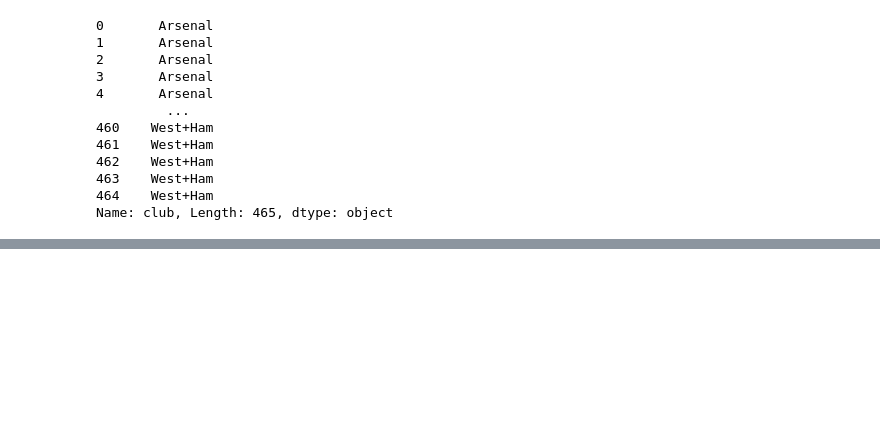
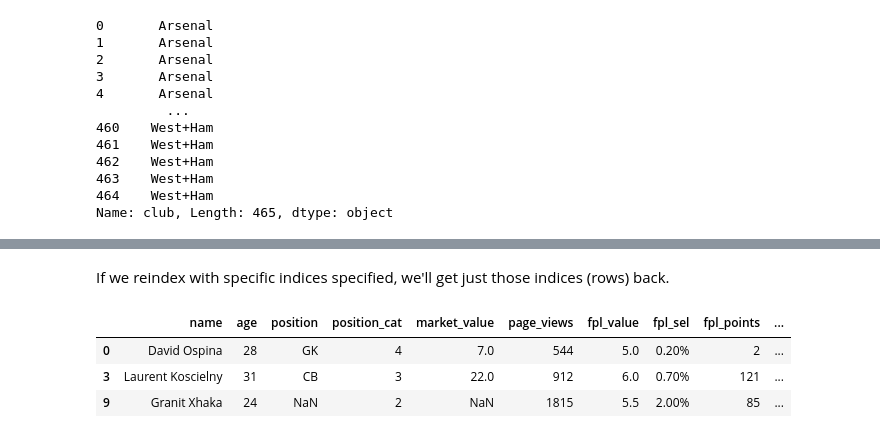
Before and after one commit to jgabunilas/pandas-bootcamp, a Jupyter notebook: Section5_DataFrames_in_Depth/Section5_DataFrames_in_Depth.ipynb, the cells around one changed output, grey strips where cells are left out. Cells and saved outputs as stored; diff of their text form; code cells hidden in the pictures; blank space fills up the shorter version.

```diff
--- a/Section5_DataFrames_in_Depth/Section5_DataFrames_in_Depth.ipynb
+++ b/Section5_DataFrames_in_Depth/Section5_DataFrames_in_Depth.ipynb
@@ -1515,0 +1541,9 @@ Name: club, Length: 465, dtype: object
+# %% [markdown]
+If we reindex with specific indices specified, we'll get just those indices (rows) back.
+# %%
+players.reindex(index = [0, 3, 9])
+# %% [output]
+|  | name | age | position | position_cat | market_value | page_views | fpl_value | fpl_sel | fpl_points | ... |
+| 0 | David Ospina | 28 | GK | 4 | 7.0 | 544 | 5.0 | 0.20% | 2 | ... |
+| 3 | Laurent Koscielny | 31 | CB | 3 | 22.0 | 912 | 6.0 | 0.70% | 121 | ... |
+| 9 | Granit Xhaka | 24 | NaN | 2 | NaN | 1815 | 5.5 | 2.00% | 85 | ... |
```
Also changed, not shown: parts of 9 cells of this notebook.
